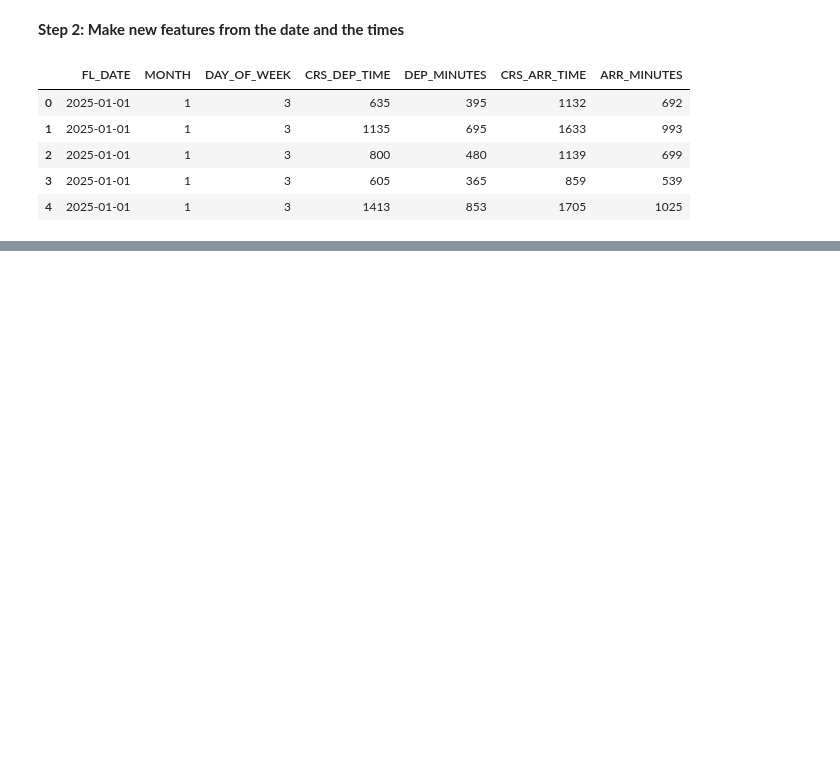
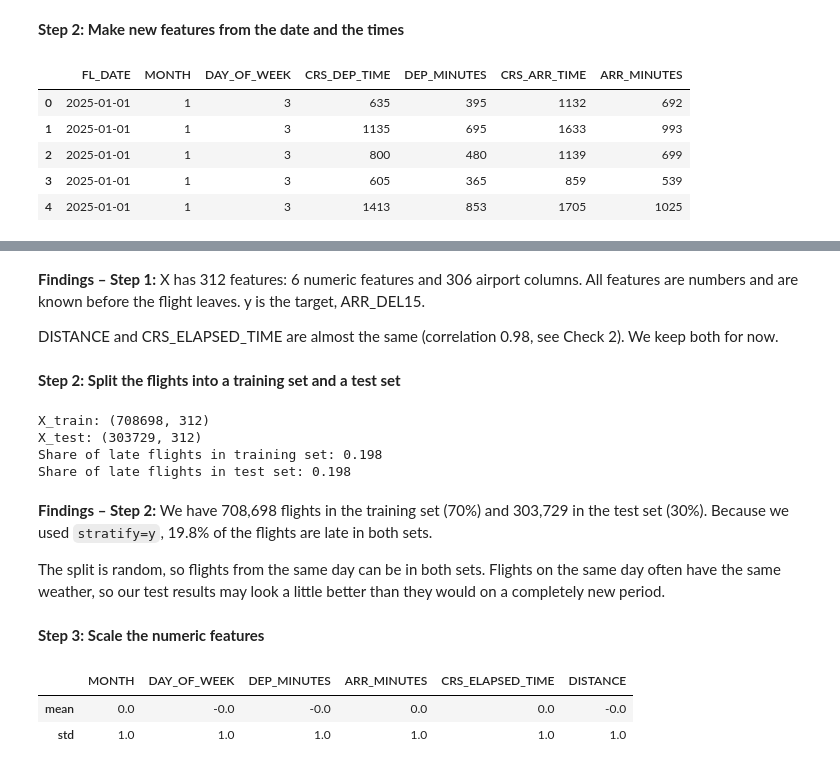
Before and after one commit to Malou100701/MachineLearning2026, a Jupyter notebook: flight_delay_analysis_starter.ipynb, the cells around one changed output, grey strips where cells are left out. Cells and saved outputs as stored; diff of their text form; code cells hidden in the pictures; blank space fills up the shorter version.

```diff
--- a/flight_delay_analysis_starter.ipynb
+++ b/flight_delay_analysis_starter.ipynb
@@ -631,0 +546,57 @@ display(X_train_scaled[NUMERIC_FEATURES].describe().loc[["mean", "std"]].round(2
+# %% [markdown]
+**Findings – Step 1:** X has 312 features: 6 numeric features and 306 airport columns. All features are numbers and are known before the flight leaves. y is the target, ARR_DEL15.
+
+DISTANCE and CRS_ELAPSED_TIME are almost the same (correlation 0.98, see Check 2). We keep both for now.
+# %% [markdown]
+**Step 2: Split the flights into a training set and a test set**
+# %%
+from sklearn.model_selection import train_test_split
+
+# as in Exercise 03, Task 7: 70% for training and 30% for testing, random_state=42
+# stratify=y: the share of late flights (about 20%) is the same in both parts,
+# which is important because our data is unbalanced
+X_train, X_test, y_train, y_test = train_test_split(
+    X, y, test_size=0.30, random_state=42, stratify=y
+)
+
+# check that the sizes are as intended
+print("X_train:", X_train.shape)
+print("X_test:", X_test.shape)
+
+# share of late flights in each part (should be the same, about 0.198)
+print("Share of late flights in training set:", round(y_train.mean(), 3))
+print("Share of late flights in test set:", round(y_test.mean(), 3))
+# %% [output]
+X_train: (708698, 312)
+X_test: (303729, 312)
+Share of late flights in training set: 0.198
+Share of late flights in test set: 0.198
+# %% [markdown]
+**Findings – Step 2:** We have 708,698 flights in the training set (70%) and 303,729 in the test set (30%). Because we used `stratify=y`, 19.8% of the flights are late in both sets.
+
+The split is random, so flights from the same day can be in both sets. Flights on the same day often have the same weather, so our test results may look a little better than they would on a completely new period.
+# %% [markdown]
+**Step 3: Scale the numeric features**
+# %%
+from sklearn.preprocessing import StandardScaler
+
+# the numeric features have very different scales, e.g. DAY_OF_WEEK goes from 1 to 7
+# and DISTANCE goes up to 5,095. Scaling gives them all mean 0 and standard deviation 1.
+# the 0/1 airport columns are not scaled.
+scaler = StandardScaler()
+
+# fit the scaler on the training set ONLY, so it learns nothing from the test set
+scaler.fit(X_train[NUMERIC_FEATURES])
+
+# use the same scaler on both sets (copies, so X_train and X_test stay unscaled)
+X_train_scaled = X_train.copy()
+X_test_scaled = X_test.copy()
+X_train_scaled[NUMERIC_FEATURES] = scaler.transform(X_train[NUMERIC_FEATURES])
+X_test_scaled[NUMERIC_FEATURES] = scaler.transform(X_test[NUMERIC_FEATURES])
+
+# check: in the training set the numeric features now have mean 0 and standard deviation 1
+X_train_scaled[NUMERIC_FEATURES].describe().loc[["mean", "std"]].round(2)
+# %% [output]
+|  | MONTH | DAY_OF_WEEK | DEP_MINUTES | ARR_MINUTES | CRS_ELAPSED_TIME | DISTANCE |
+| mean | 0.0 | -0.0 | -0.0 | 0.0 | 0.0 | -0.0 |
+| std | 1.0 | 1.0 | 1.0 | 1.0 | 1.0 | 1.0 |
```
Also changed, not shown: parts of 35 cells of this notebook.
